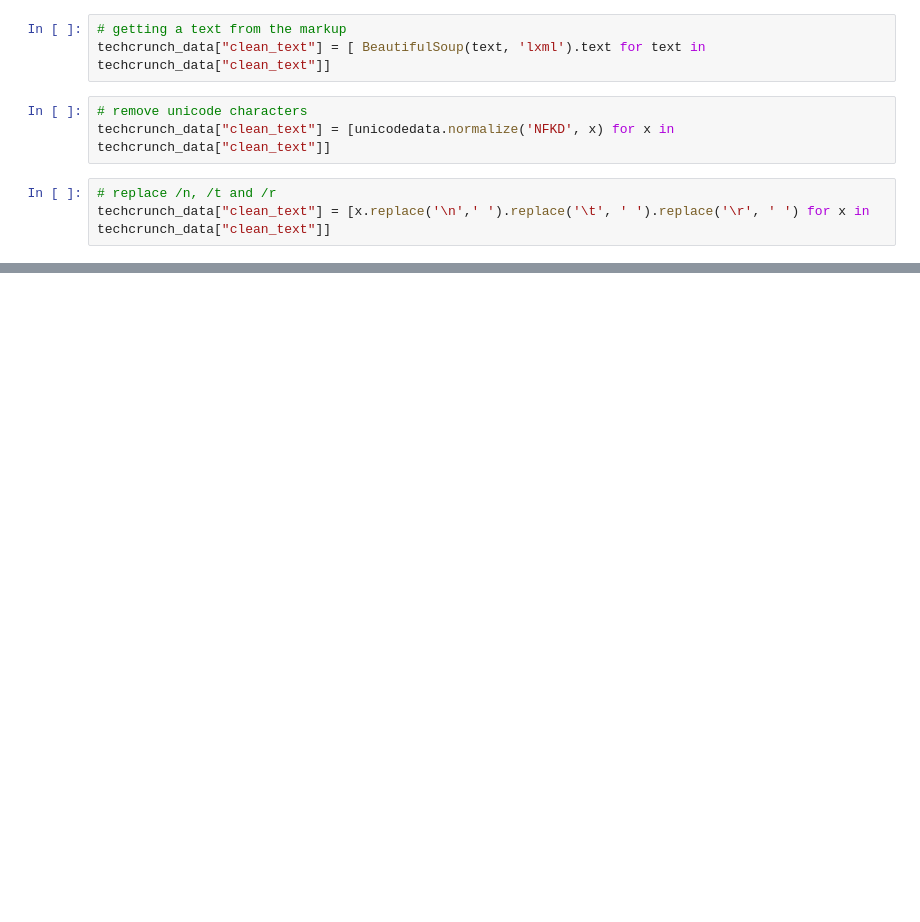
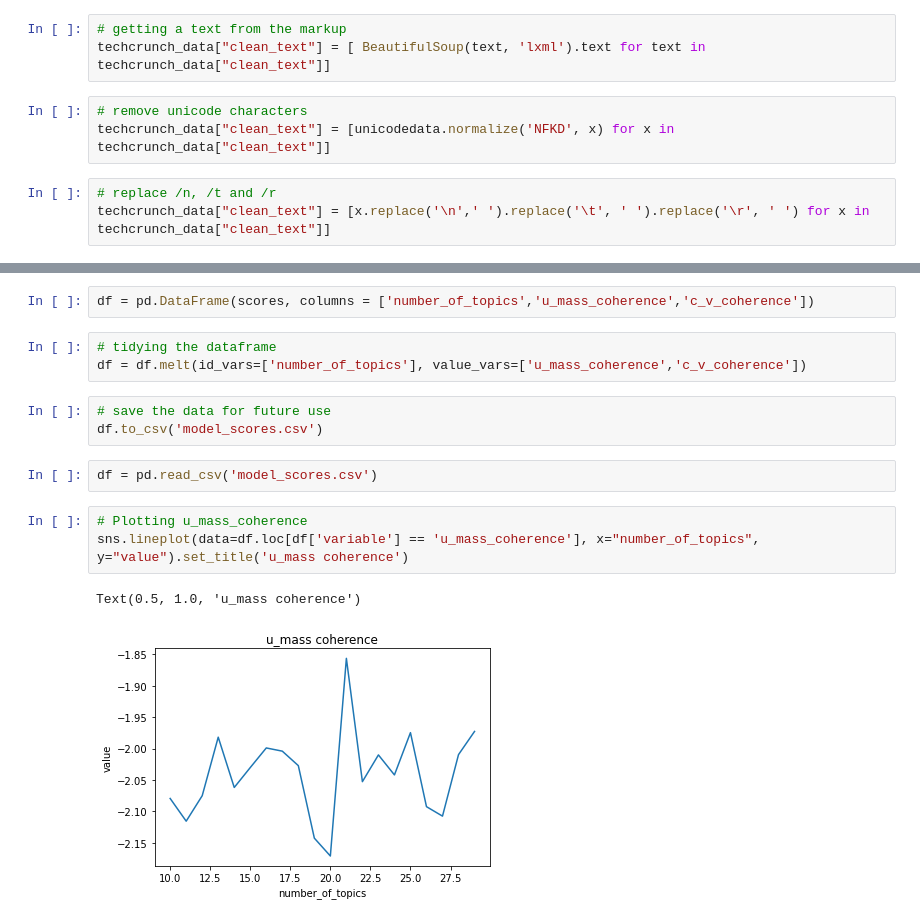
Before and after one commit to MariaZentsova/gensim-topics-startup-news, a Jupyter notebook: gensim-topics.ipynb, the cells around one changed output, grey strips where cells are left out. Drawn from its saved outputs; the diff is of its cells as text; blank space fills up the shorter version.

Commit message:
topics with viz
added viz for the topics

```diff
--- a/gensim-topics.ipynb
+++ b/gensim-topics.ipynb
@@ -73,0 +285,16 @@ techcrunch_data["clean_text"] = [x.replace('\n',' ').replace('\t', ' ').replace(
+# %%
+df = pd.DataFrame(scores, columns = ['number_of_topics','u_mass_coherence','c_v_coherence'])
+# %%
+# tidying the dataframe
+df = df.melt(id_vars=['number_of_topics'], value_vars=['u_mass_coherence','c_v_coherence'])
+# %%
+# save the data for future use
+df.to_csv('model_scores.csv')
+# %%
+df = pd.read_csv('model_scores.csv')
+# %%
+# Plotting u_mass_coherence
+sns.lineplot(data=df.loc[df['variable'] == 'u_mass_coherence'], x="number_of_topics", y="value").set_title('u_mass coherence')
+# %% [output]
+Text(0.5, 1.0, 'u_mass coherence')
+[figure, added]
```
Also changed, not shown: parts of 44 cells of this notebook, 3 other files.
